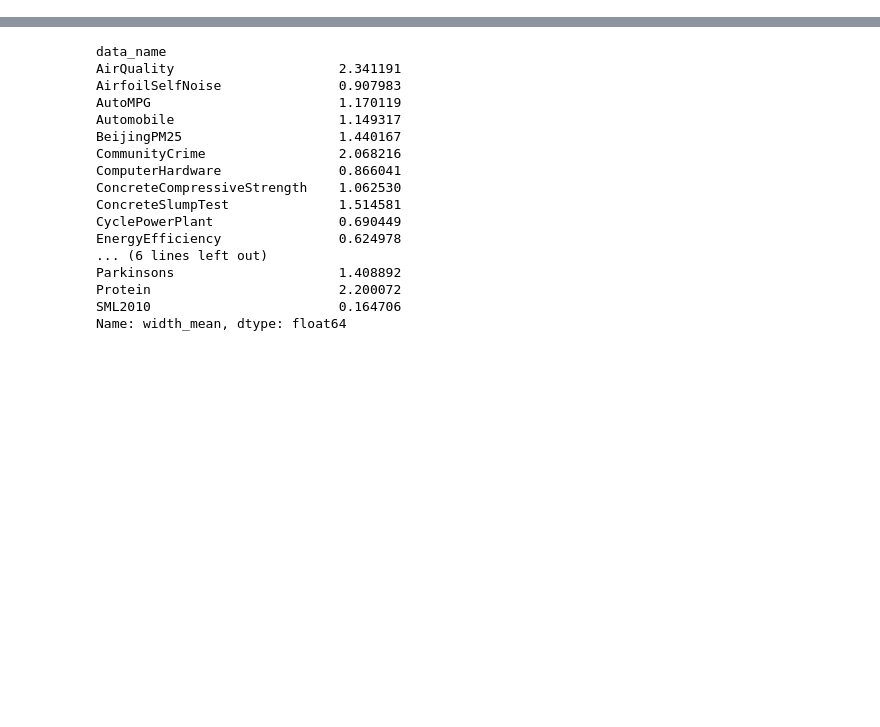
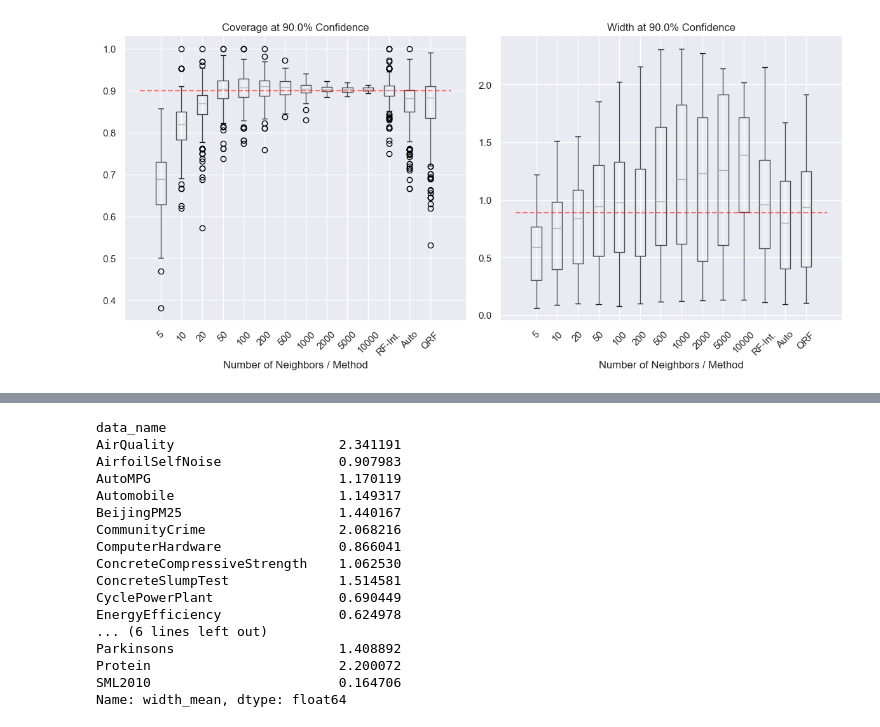
Before and after one commit to jakerhodes/RF-GAP-Python, a Jupyter notebook: interval_compile.ipynb, the cells around one changed output, grey strips where cells are left out. Cells and saved outputs as stored; diff of their text form; code cells hidden in the pictures; blank space fills up the shorter version.

```diff
--- a/interval_compile.ipynb
+++ b/interval_compile.ipynb
@@ -81,0 +101,24 @@ df_combined[df_combined['level'] == 0.90].boxplot(column='coverage', by=['n_neig
+# %%
+fig, ax = plt.subplots(1, 2, figsize = (12, 6))
+level = 0.90
+df_level = df_combined[df_combined['level'] == level]
+
+xtick_labels = [5, 10, 20, 50, 100, 200, 500, 1000, 2000, 5000, 10000, 'RF-Int.', 'Auto', 'QRF']
+
+df_level.boxplot(column='coverage', by=['n_neighbors'], ax = ax[0])
+ax[0].hlines(level, 0, 15, color = 'red', alpha = 0.5, linestyle = '--')
+ax[0].set_title(f'Coverage at {level * 100}% Confidence')
+ax[0].set_xticklabels(xtick_labels, rotation = 45)
+ax[0].set_xlabel('Number of Neighbors / Method')
+
+df_level.boxplot(column='width_mean', by=['n_neighbors'], ax = ax[1])
+ax[1].hlines(df_level.width_mean.mean(), 0, 15, color = 'red', alpha = 0.5, linestyle = '--')
+ax[1].set_title(f'Width at {level * 100}% Confidence')
+ax[1].set_xticklabels(xtick_labels, rotation = 45)
+ax[1].set_xlabel('Number of Neighbors / Method')
+
+fig.suptitle('')
+plt.tight_layout()
+plt.savefig('coverage_width.pdf')
+# %% [output]
+[figure, added]
```
Also changed, not shown: parts of 13 cells of this notebook.
